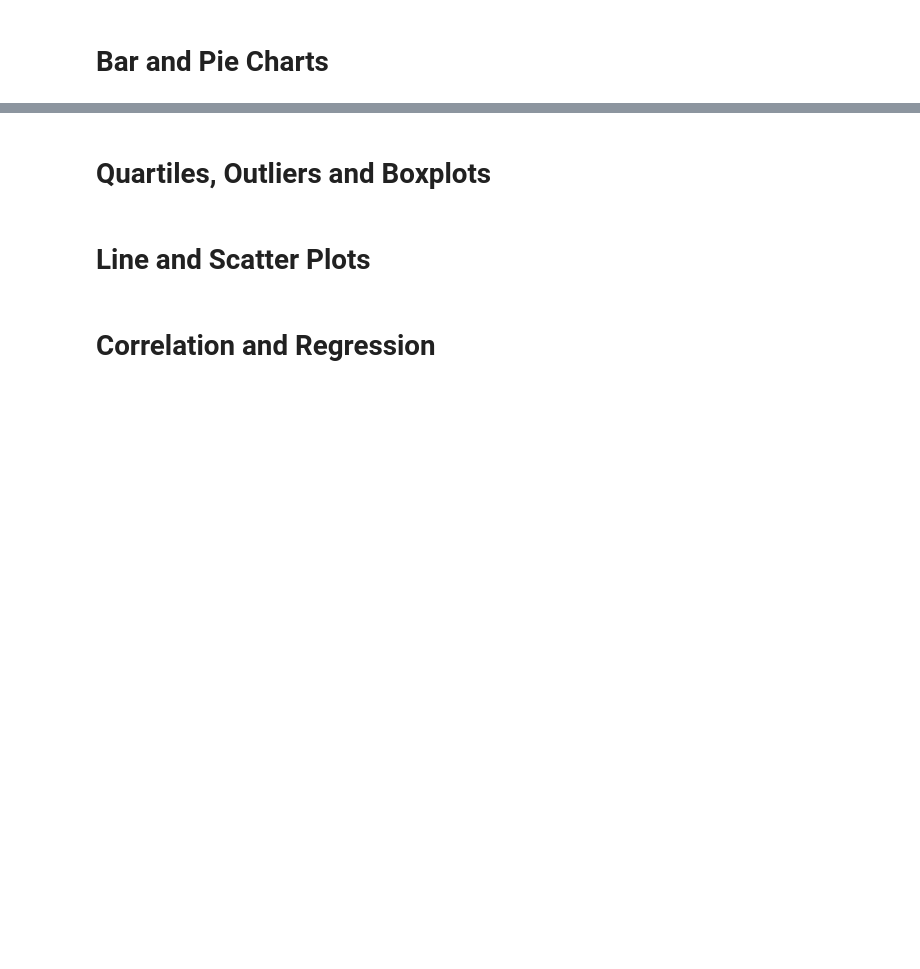
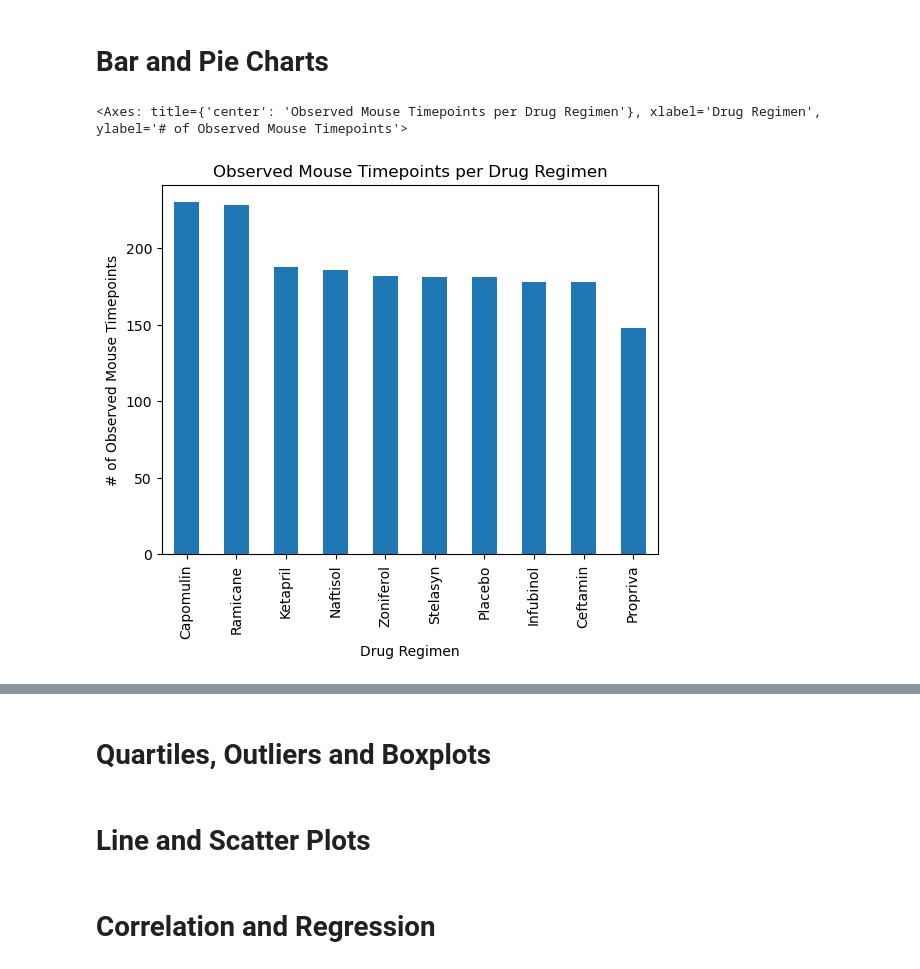
Before and after one commit to martabaker/ds_module_5_data_viz, a Jupyter notebook: Starter Code/Pymaceuticals/Pymaceuticals Inc..ipynb, the cells around one changed output, grey strips where cells are left out. Drawn from its saved outputs; the diff is of its cells as text; code cells hidden in the pictures; blank space fills up the shorter version.

Commit message:
Finished Bar and Pie Charts

```diff
--- a/Starter Code/Pymaceuticals/Pymaceuticals Inc..ipynb
+++ b/Starter Code/Pymaceuticals/Pymaceuticals Inc..ipynb
@@ -76,7 +56,7 @@ comb_df[comb_df.duplicated(["mouse_id", "timepoint"])] # Got this from: https://
 | 1111 | g989 | 20 | 54.657650 | 1 | Propriva | Female | 21 | ... |
 # %%
 # Create a clean DataFrame by removing the duplicate mouse (by its ID)
-filt = comb_df.mouse_id != "g989" # Making a filter so all mice that don't have the Mouse I
+filt = comb_df["Mouse ID"] != "g989" # Making a filter so all mice that don't have the Mouse ID g989 will be kept
 df = comb_df[filt]
 # %%
 # Number of mice in clean DataFrame
@@ -98,6 +102,11 @@ df.mouse_id.nunique()
 # %% [markdown]
 # Bar and Pie Charts
 # %%
-# Pandas bar chart; x-axis = Drug Regimen; y-axis = Mouse Id/Timepoints
+# Pandas bar chart
+# Because we need to get a count of each row, making a bar chart of the value counts per each Drug Regimen is best
+df["Drug Regimen"].value_counts().plot(kind="bar", ylabel="# of Observed Mouse Timepoints", title="Observed Mouse Timepoints per Drug Regimen")
+# %% [output]
+<Axes: title={'center': 'Observed Mouse Timepoints per Drug Regimen'}, xlabel='Drug Regimen', ylabel='# of Observed Mouse Timepoints'>
+[figure, added]
 # %%
 # Pyplot bar chart
```
Also changed, not shown: parts of 9 cells of this notebook.
